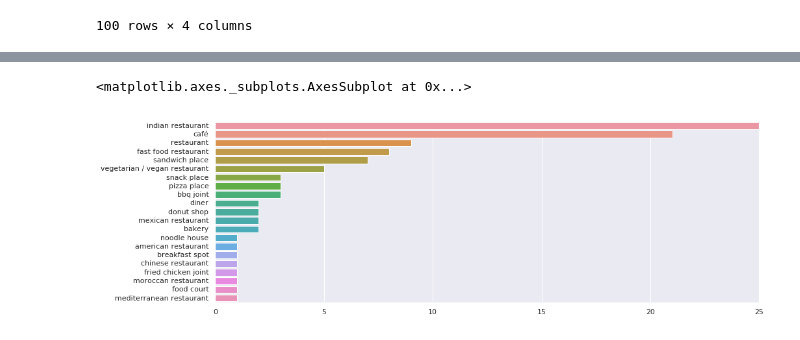
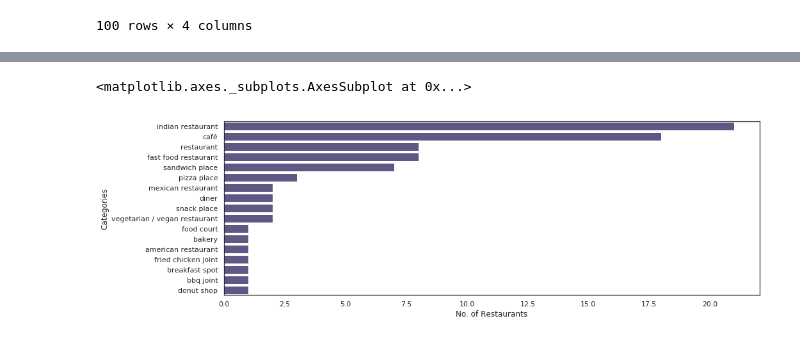
Before and after one commit to virendhanwani/Coursera_Capstone, a Jupyter notebook: Battle_of_hoods.ipynb, the cells around one changed output, grey strips where cells are left out. Saved outputs shown, nothing was run; the diff lists cells and outputs as text; code cells hidden in the pictures.

Commit message:
Added locality in the dataframe and did some EDA

```diff
--- a/Battle_of_hoods.ipynb
+++ b/Battle_of_hoods.ipynb
@@ -92,0 +122,7 @@ nearby_venues
+# %%
+area_df = pd.read_csv('drive/My Drive/venues.csv')
+area_df = area_df.rename(columns={'Unnamed: 0': 'index'})
+area_df
+
+merged_df = area_df.merge(nearby_venues, on='index')
+merged_df
@@ -92,0 +148,3 @@ nearby_venues
+# %%
+merged_df = merged_df[pd.notnull(merged_df['locality'])]
+merged_df
@@ -92,0 +170,6 @@ nearby_venues
+# %%
+merged_df['name'] = np.where(merged_df['name_x'] == merged_df['name_y'], merged_df['name_x'], np.NaN)
+del merged_df['name_x']
+del merged_df['name_y']
+del merged_df['index']
+merged_df
@@ -92,0 +195,2 @@ nearby_venues
+# %%
+ merged_df.at[55, 'categories'] = 'sandwich place'
@@ -93,8 +216,9 @@ nearby_venues
 # %%
 sns.set(rc={'figure.figsize':(15,5)})
-venue_plot = sns.barplot(x=nearby_venues.categories.value_counts(), y=nearby_venues.categories.value_counts().index, orient='h')
-venue_plot.set(xlabel='', ylabel='')
-venue_plot
+sns.set(style="white")
+category_plot = sns.barplot(x=merged_df.categories.value_counts(), y=merged_df.categories.value_counts().index, orient='h', color= '#58508d')
+category_plot.set(xlabel='No. of Restaurants', ylabel='Categories')
+category_plot
 # %% [output]
 <matplotlib.axes._subplots.AxesSubplot at 0x...>
-[figure, old version]
+[figure, new version]
```
Also changed, not shown: parts of 11 cells of this notebook.
